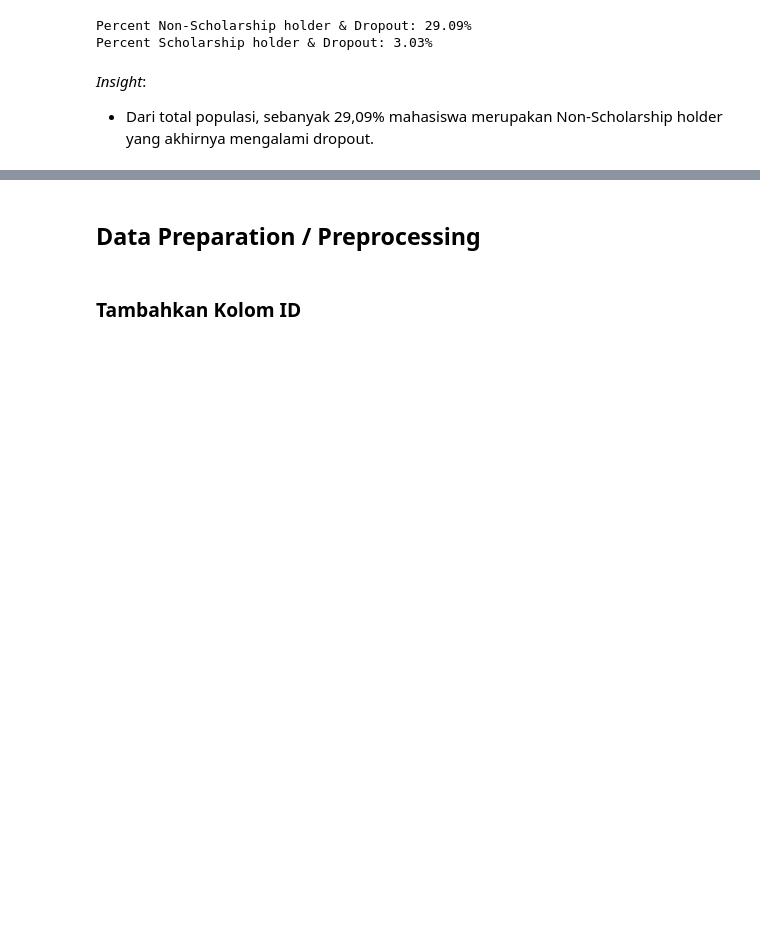
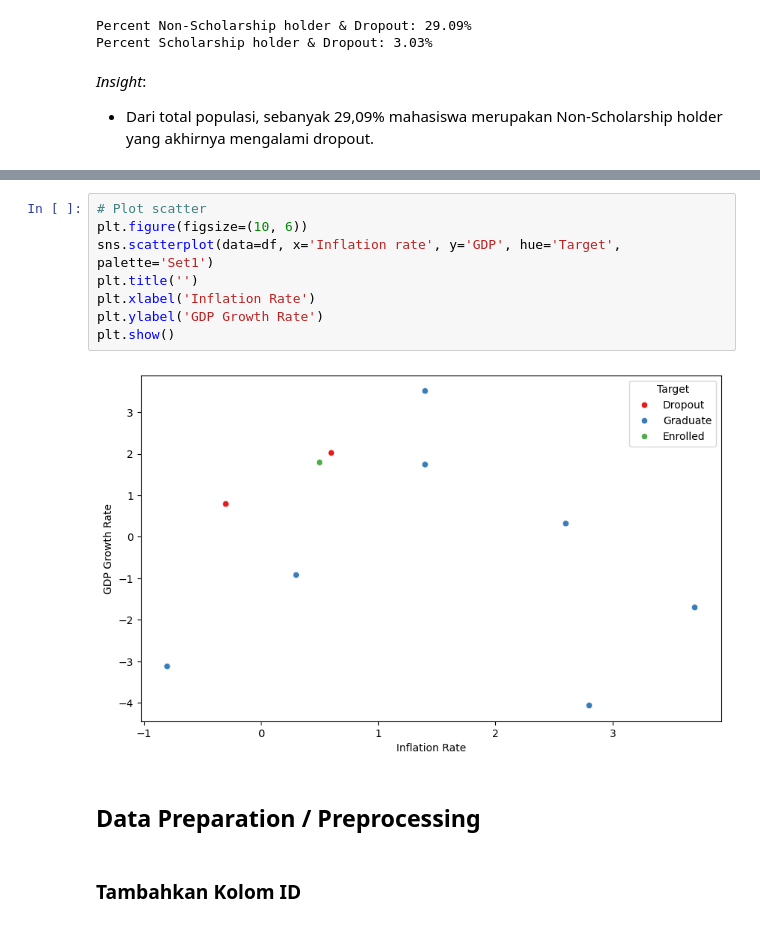
Before and after one commit to Sulbae/Student-s-Performances-Dashboard, a Jupyter notebook: notebook.ipynb, the cells around one changed output, grey strips where cells are left out. Drawn from its saved outputs; the diff is of its cells as text; blank space fills up the shorter version.

```diff
--- a/notebook.ipynb
+++ b/notebook.ipynb
@@ -888,3 +921,13 @@ _Insight_:
+# %%
+# Plot scatter
+plt.figure(figsize=(10, 6))
+sns.scatterplot(data=df, x='Inflation rate', y='GDP', hue='Target', palette='Set1')
+plt.title('')
+plt.xlabel('Inflation Rate')
+plt.ylabel('GDP Growth Rate')
+plt.show()
+# %% [output]
+[figure, added]
 # %% [markdown]
 ## Data Preparation / Preprocessing
 # %% [markdown]
```
Also changed, not shown: parts of 5 cells of this notebook.
